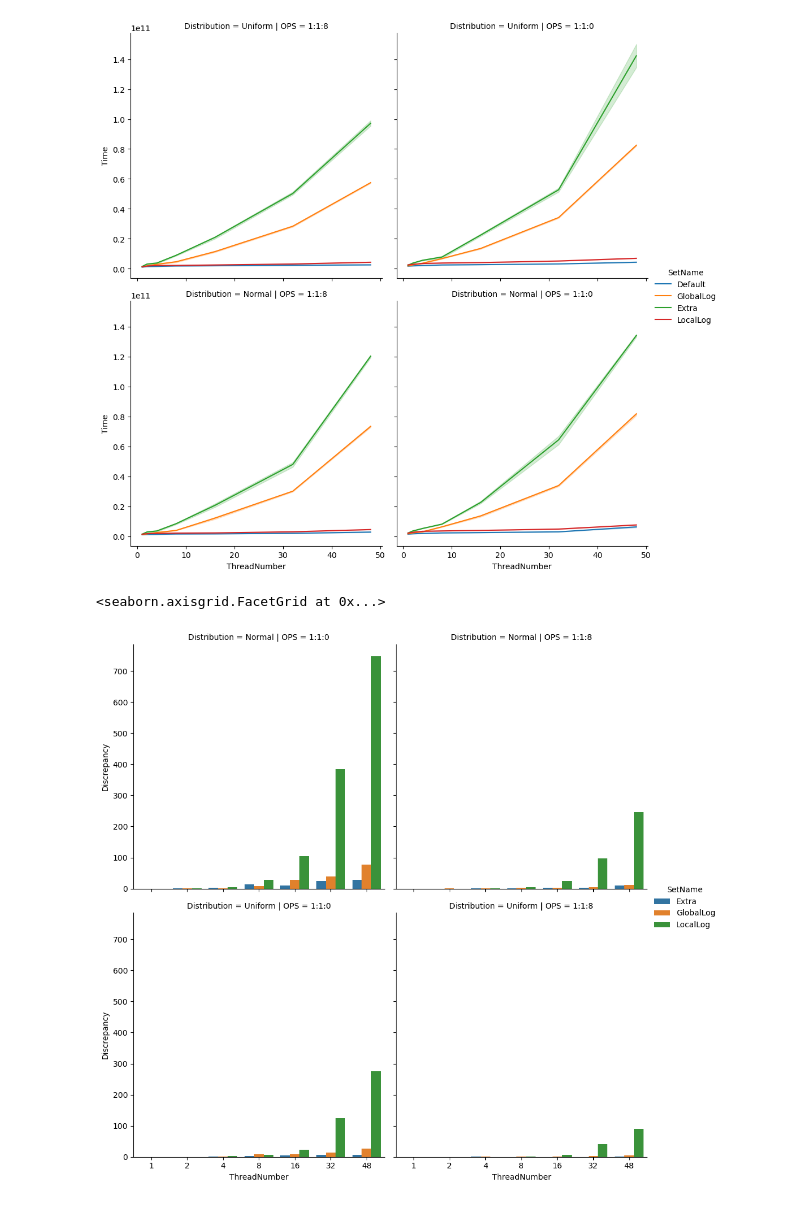
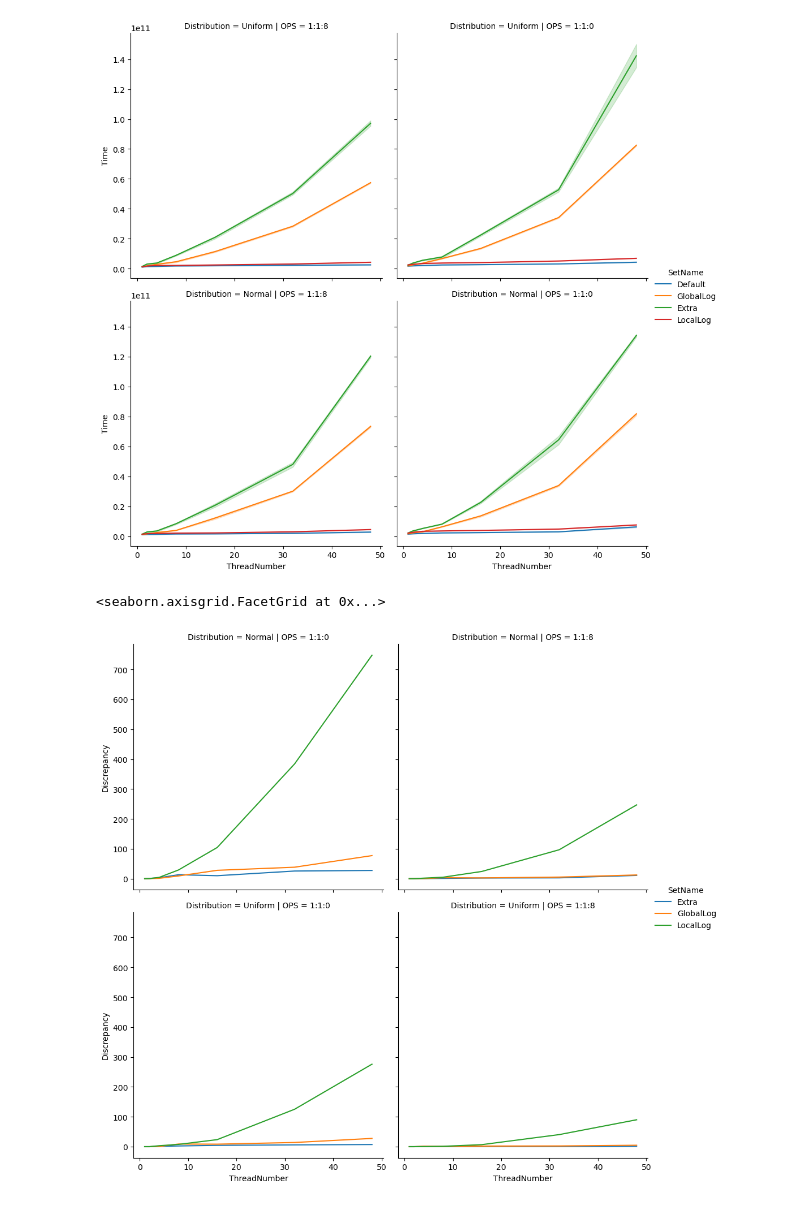
Before and after one commit to finpluto/DD2443-Lab3, a Jupyter notebook: plotting/playground.ipynb, the cells around one changed output. Saved outputs shown, nothing was run; the diff lists cells and outputs as text; code cells hidden in the pictures.

```diff
--- a/plotting/playground.ipynb
+++ b/plotting/playground.ipynb
@@ -34,7 +37,7 @@ g = sns.relplot(data=draw_df2, x="ThreadNumber", y="Time", hue="SetName", col="O
 # %% [output]
 [figure]
 # %%
-sns.catplot(data=draw_df1, x="ThreadNumber", y="Discrepancy", hue="SetName", col="OPS", row="Distribution", kind="bar")
+sns.relplot(data=draw_df1, x="ThreadNumber", y="Discrepancy", hue="SetName", col="OPS", row="Distribution", kind="line")
 # %% [output]
 <seaborn.axisgrid.FacetGrid at 0x...>
-[figure, old version]
+[figure, new version]
```
Also changed, not shown: parts of 3 cells of this notebook, 8 other files.
